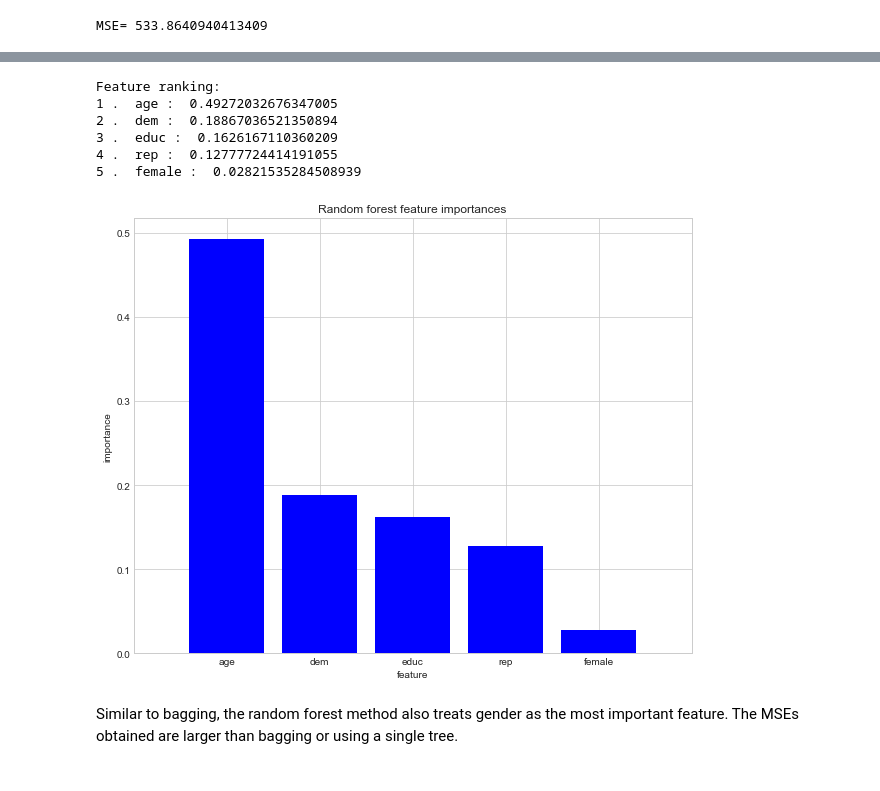
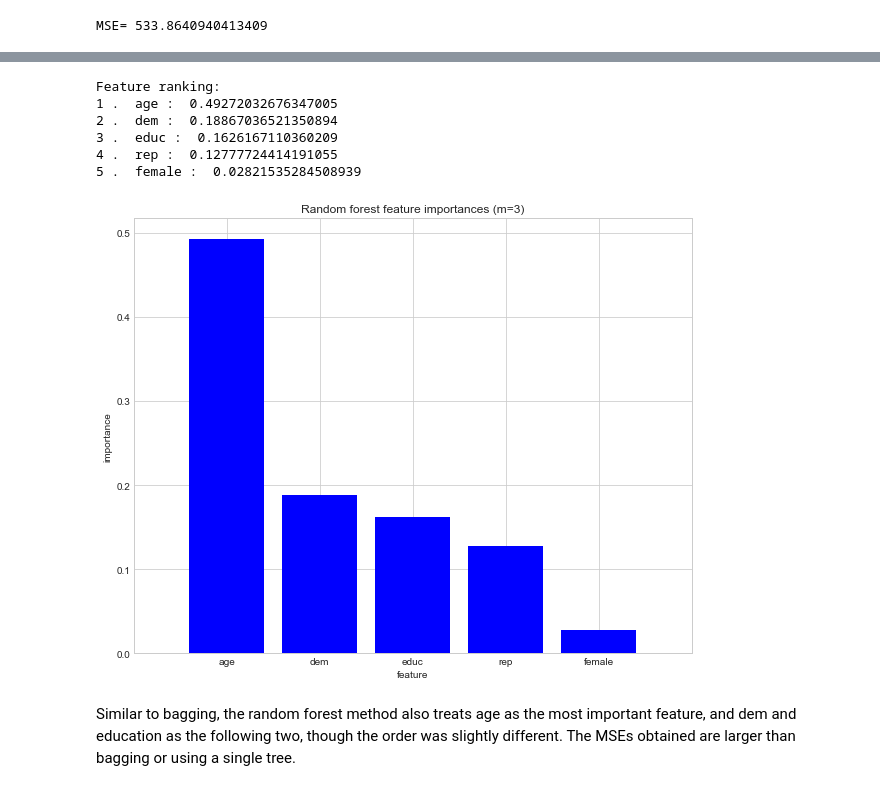
Before and after one commit to UC-MACSS/persp-model_W18, a Jupyter notebook: Students/LiR/PS6-Li_Ruixue.ipynb, the cells around one changed output, grey strips where cells are left out. Saved outputs shown, nothing was run; the diff lists cells and outputs as text; code cells hidden in the pictures.

```diff
--- a/Students/LiR/PS6-Li_Ruixue.ipynb
+++ b/Students/LiR/PS6-Li_Ruixue.ipynb
@@ -204,0 +236,23 @@ MSE= 533.8640940413409
+# %%
+importances = biden_tree_rf2.feature_importances_
+std = np.std([tree.feature_importances_ for tree in biden_tree_rf2.estimators_],
+             axis=0)
+indices = np.argsort(importances)[::-1]
+
+# Print the feature ranking
+print("Feature ranking:")
+
+features = ['female', 'age', 'dem', 'rep', 'educ']
+
+for f in range(X.shape[1]):
+    print(str(f+1), ". ", features[indices[f]], ": ",str(importances[indices[f]]))
+
+plt.figure()
+plt.title("Random forest feature importances (m=2)")
+plt.bar(range(X.shape[1]), importances[indices],
+       color="b", align="center")
+plt.xticks(range(X.shape[1]), ['age','dem','educ','rep','female'])
+plt.xlim([-1, X.shape[1]])
+plt.xlabel('feature')
+plt.ylabel('importance')
+plt.show()
@@ -205,33 +267,33 @@ MSE= 533.8640940413409
 # %%
 importances = biden_tree_rf3.feature_importances_
 std = np.std([tree.feature_importances_ for tree in biden_tree_rf3.estimators_],
              axis=0)
 indices = np.argsort(importances)[::-1]
 
 # Print the feature ranking
 print("Feature ranking:")
 
 features = ['female', 'age', 'dem', 'rep', 'educ']
 
 for f in range(X.shape[1]):
     print(str(f+1), ". ", features[indices[f]], ": ",str(importances[indices[f]]))
 
 plt.figure()
-plt.title("Random forest feature importances")
+plt.title("Random forest feature importances (m=3)")
 plt.bar(range(X.shape[1]), importances[indices],
        color="b", align="center")
 plt.xticks(range(X.shape[1]), ['age','dem','educ','rep','female'])
 plt.xlim([-1, X.shape[1]])
 plt.xlabel('feature')
 plt.ylabel('importance')
 plt.show()
 # %% [output]
 Feature ranking:
 1 .  age :  0.49272032676347005
 2 .  dem :  0.18867036521350894
 3 .  educ :  0.1626167110360209
 4 .  rep :  0.12777724414191055
 5 .  female :  0.02821535284508939
-[figure, old version]
+[figure, new version]
 # %% [markdown]
-Similar to bagging, the random forest method also treats gender as the most important feature. The MSEs obtained are larger than bagging or using a single tree.
+Similar to bagging, the random forest method also treats age as the most important feature, and dem and education as the following two, though the order was slightly different. The MSEs obtained are larger than bagging or using a single tree.
```
Also changed, not shown: parts of 3 cells of this notebook.
